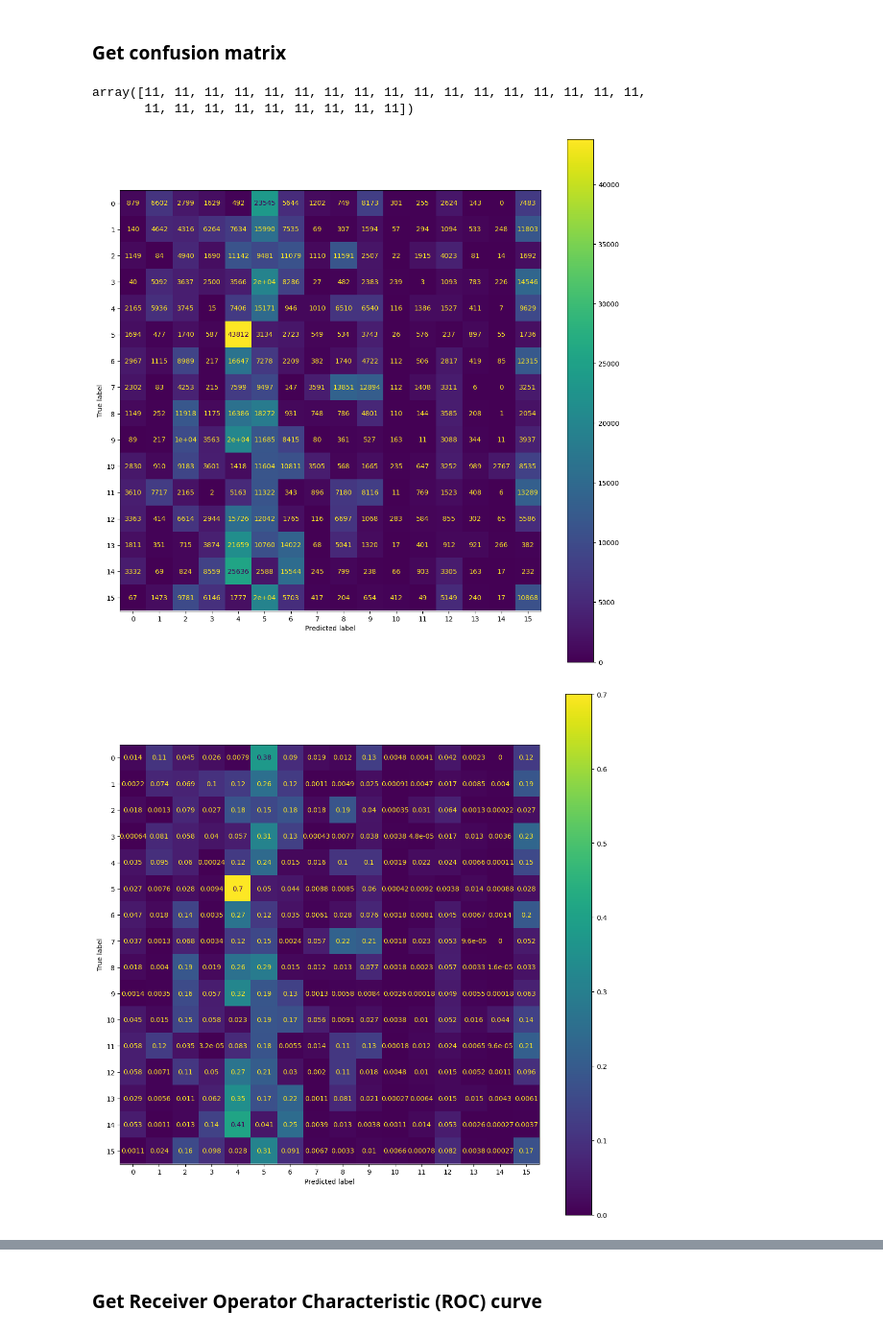
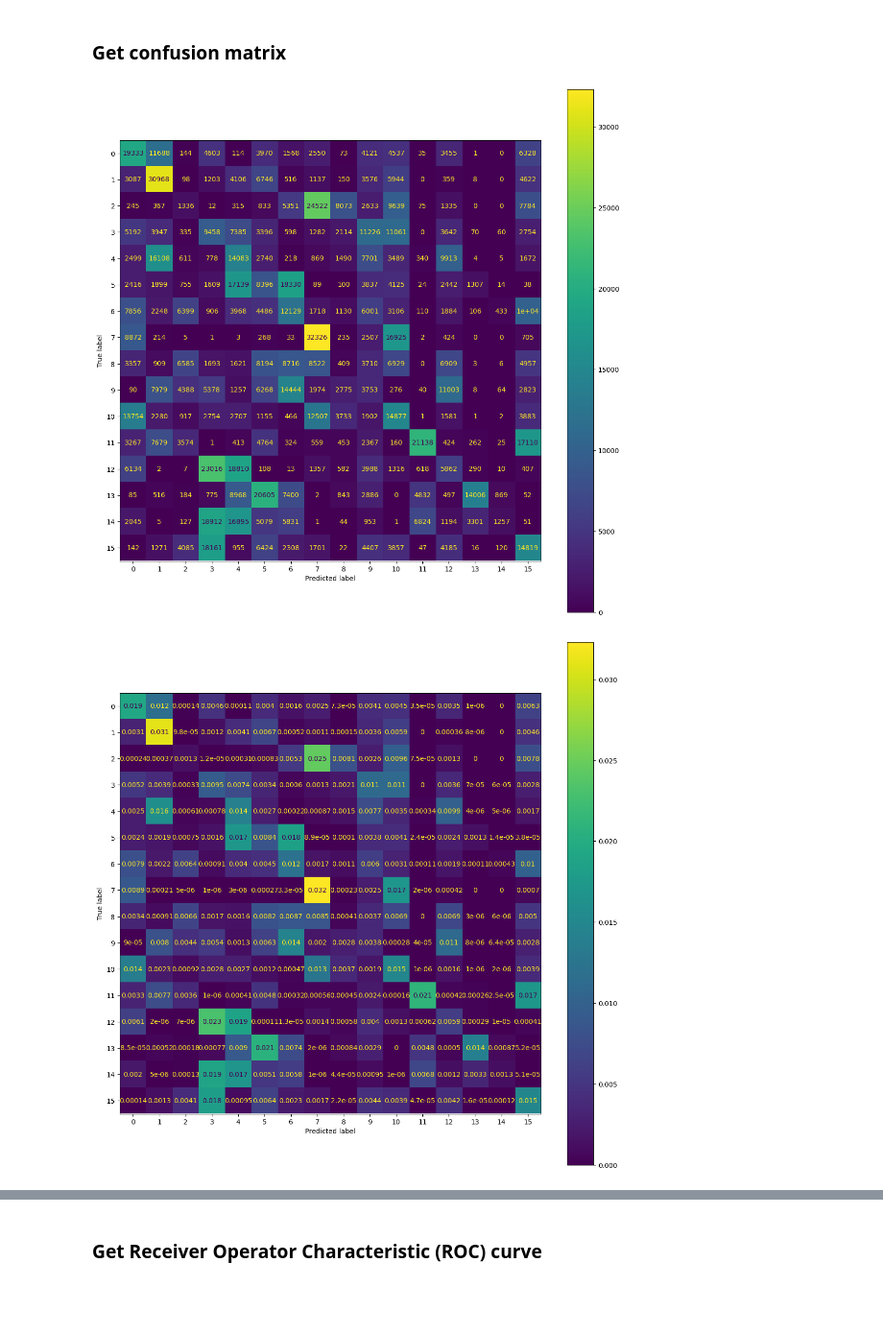
Before and after one commit to gzdor/Radio_Frequency_Fingerprinting_802.11, a Jupyter notebook: src/tools/ml_evaluation/model_evaluation.ipynb, the cells around one changed output, grey strips where cells are left out. Shown at 96% size. Saved outputs shown, nothing was run; the diff lists cells and outputs as text; code cells hidden in the pictures; blank space fills up the shorter version.

```diff
--- a/src/tools/ml_evaluation/model_evaluation.ipynb
+++ b/src/tools/ml_evaluation/model_evaluation.ipynb
@@ -411,16 +437,21 @@ batch_size = 512
 model.to(device = 1)
 
 n_samples = manually_defined_test_set.h_labels.size
-n_batches = int(np.ceil(n_samples/batch_size))
-last_batch_size = n_batches*batch_size - n_samples
+
+n_batches = int(np.floor(n_samples/batch_size))
+
+last_batch_size = n_samples % batch_size
+if last_batch_size > 0:
+    n_batches += 1
 
 for batch_idx in tqdm.tqdm(range(n_batches)):
 
     sample_start_idx = batch_idx*batch_size
-    sample_stop_idx = sample_start_idx + batch_size
 
     if batch_idx == n_batches-1:
         sample_stop_idx = sample_start_idx + last_batch_size
+    else:
+        sample_stop_idx = sample_start_idx + batch_size
 
     curr_sequence = manually_defined_test_set[sample_start_idx : sample_stop_idx][0].to(device = 1)
 
@@ -434,25 +465,23 @@ for batch_idx in tqdm.tqdm(range(n_batches)):
     curr_prediction_idxs = torch.argmax(curr_prediction, dim = 1)
 
     # Save predictions and labels
-    label_idxs.append(curr_labels)
-    prediction_idxs.append(curr_prediction_idxs)
-    prediction_probabilities.append(curr_prediction.detach().cpu().numpy())
+    label_idxs.append(curr_labels.detach().cpu())
+    prediction_idxs.append(curr_prediction_idxs.detach().cpu())
+    prediction_probabilities.append(curr_prediction.detach().cpu())
 # %%
 # Format predicted and label indices tensors
 
-label_idxs_tmp = torch.stack(label_idxs[0:-2])
+label_idxs_tmp = torch.stack(label_idxs[0:-1])
 label_idxs_tmp.squeeze()
 label_idxs_tmp = torch.reshape(label_idxs_tmp, (-1,))
 last_batch_results = label_idxs[-1].squeeze()
 label_idxs_1d = torch.cat((label_idxs_tmp, last_batch_results))
 
-prediction_idxs_tmp = torch.stack(prediction_idxs[0:-2])
+prediction_idxs_tmp = torch.stack(prediction_idxs[0:-1])
 prediction_idxs_tmp.squeeze()
 prediction_idxs_tmp = torch.reshape(prediction_idxs_tmp, (-1,))
 last_batch_results = prediction_idxs[-1]
 prediction_idxs_1d = torch.cat((prediction_idxs_tmp, last_batch_results))
-
-#TODO - format prediction_probabilities
 # %%
 # Convert to arrays
 labels_idxs_arr      = label_idxs_1d.detach().cpu().numpy()
@@ -460,31 +516,26 @@ predictions_idxs_arr = prediction_idxs_1d.detach().cpu().numpy()
 # %% [markdown]
 ### Get confusion matrix
-# %%
-labels_idxs_arr[0:26]
-# %% [output]
-array([11, 11, 11, 11, 11, 11, 11, 11, 11, 11, 11, 11, 11, 11, 11, 11, 11,
-       11, 11, 11, 11, 11, 11, 11, 11, 11])
 # %%
 # Create  confusion matrix
 
 # Unnormalized
 confusion_matx = confusion_matrix(list(labels_idxs_arr), list(predictions_idxs_arr))
 
 confusion_matrix_view = ConfusionMatrixDisplay(confusion_matrix = confusion_matx, display_labels=np.arange(16))
 
 fig, ax = plt.subplots(figsize=(14,14))
 confusion_matrix_view.plot(ax = ax)
 
 # Normalized
-confusion_matx = confusion_matrix(list(labels_idxs_arr), list(predictions_idxs_arr), normalize = 'true')
+confusion_matx = confusion_matrix(list(labels_idxs_arr), list(predictions_idxs_arr), normalize = 'all')
 
 confusion_matrix_view = ConfusionMatrixDisplay(confusion_matrix = confusion_matx, display_labels=np.arange(16))
 
 fig, ax = plt.subplots(figsize=(14,14))
 confusion_matrix_view.plot(ax = ax)
 
 
 plt.show()
 # %% [output]
-[figure, old version]
+[figure, new version]
-[figure, old version]
+[figure, new version]
```
Also changed, not shown: parts of 13 cells of this notebook.
